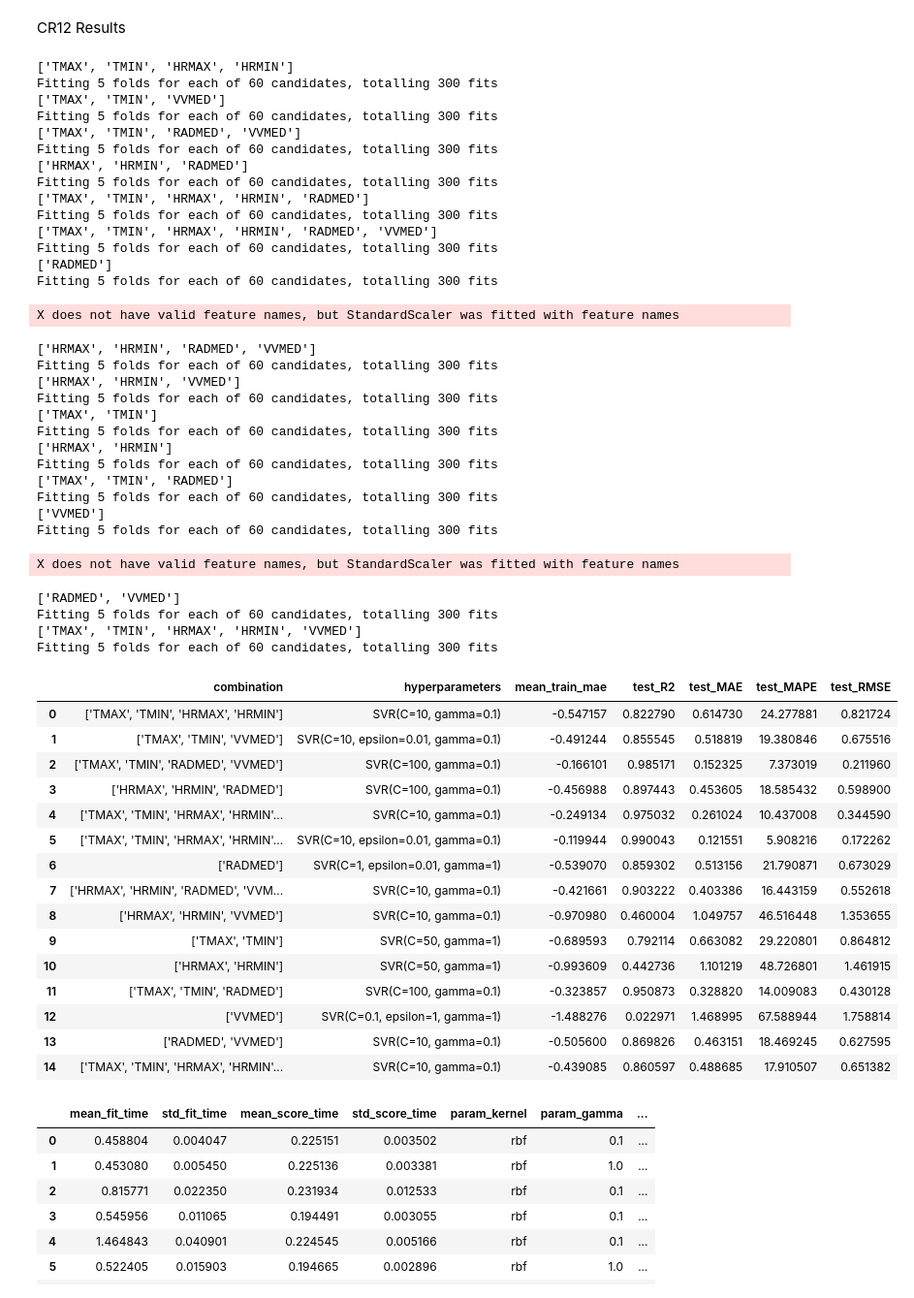
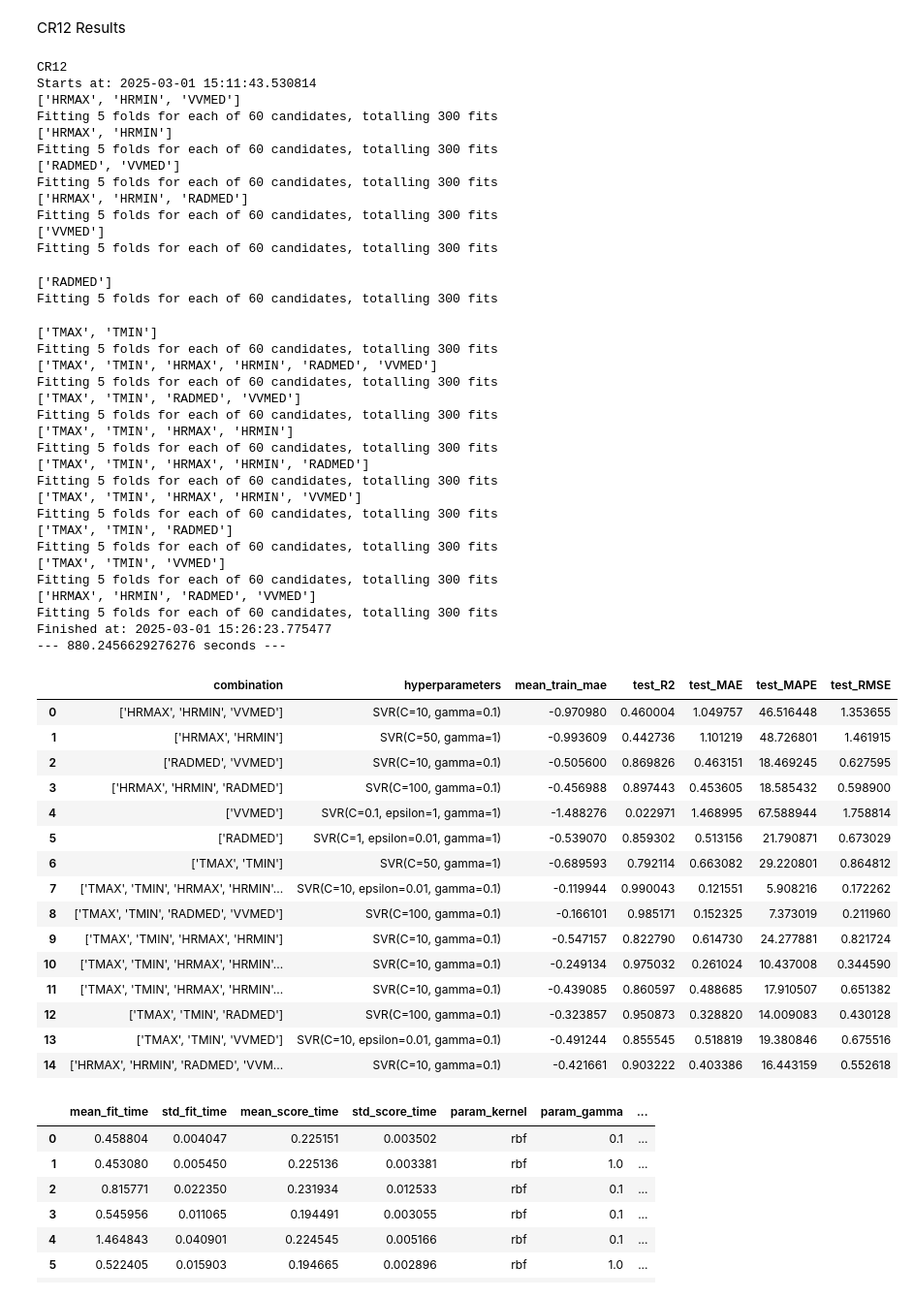
Before and after one commit to yuye188/ML_ET0_Spain, a Jupyter notebook: createStandarMLmodels.ipynb, the cells around one changed output. Shown: that part at 97% size. Saved outputs shown, nothing was run; the diff lists cells and outputs as text; code cells hidden in the pictures.

Commit message:
Update with time excution and title.

```diff
--- a/createStandarMLmodels.ipynb
+++ b/createStandarMLmodels.ipynb
@@ -18,7 +19,7 @@ tf.random.set_seed(123)
 # Model training
 # %%
 # Select station to train the models
-stationCode = 'CR12'
+stationCode = 'CA91'
 stationPath = './all data murcia/' + stationCode + '.csv'
 # %%
 def convertirComa(x):
@@ -403,6 +423,11 @@ CR12 Results
 from sklearn.model_selection import RandomizedSearchCV
 from sklearn.svm import SVR
 from sklearn.metrics import  mean_absolute_error, mean_squared_error, mean_absolute_percentage_error
+
+print(stationCode)
+start_time = time.time()
+print('Starts at:', datetime.datetime.now())
+
 
 # define search space
 param_vals = {'kernel': ['rbf'],
@@ -453,68 +478,73 @@ for comb in all_combinations:
     # Save each measurements (stastistical indicadors)
     medidas = []
 
     medidas.append(str(comb))
     medidas.append(str(searchSVR.best_estimator_))
     medidas.append(searchSVR.best_score_)
     medidas.append(np.corrcoef(y_test, y_pred)[0][1]**2)
     medidas.append(mean_absolute_error(y_true=y_test,y_pred=y_pred))
     medidas.append(mean_absolute_percentage_error(y_true=y_test,y_pred=y_pred)*100)
     medidas.append(mean_squared_error(y_true=y_test,y_pred=y_pred,squared=False))
 
     all_medidas.append(medidas)
 
+print('Finished at:', datetime.datetime.now())
+print("--- %s seconds ---" % (time.time() - start_time))
+
 # Final dataframe results
 all_medidas_svr = pd.DataFrame(all_medidas, columns=['combination', 'hyperparameters', 'mean_train_mae', 'test_R2', 'test_MAE', 'test_MAPE', 'test_RMSE'])
 all_medidas_svr
 # %% [output]
-['TMAX', 'TMIN', 'HRMAX', 'HRMIN']
+CR12
+Starts at: 2025-03-01 15:11:43.530814
+['HRMAX', 'HRMIN', 'VVMED']
 Fitting 5 folds for each of 60 candidates, totalling 300 fits
-['TMAX', 'TMIN', 'VVMED']
+['HRMAX', 'HRMIN']
 Fitting 5 folds for each of 60 candidates, totalling 300 fits
-['TMAX', 'TMIN', 'RADMED', 'VVMED']
+['RADMED', 'VVMED']
 Fitting 5 folds for each of 60 candidates, totalling 300 fits
 ['HRMAX', 'HRMIN', 'RADMED']
 Fitting 5 folds for each of 60 candidates, totalling 300 fits
-['TMAX', 'TMIN', 'HRMAX', 'HRMIN', 'RADMED']
+['VVMED']
 Fitting 5 folds for each of 60 candidates, totalling 300 fits
-['TMAX', 'TMIN', 'HRMAX', 'HRMIN', 'RADMED', 'VVMED']
-Fitting 5 folds for each of 60 candidates, totalling 300 fits
-['RADMED']
-Fitting 5 folds for each of 60 candidates, totalling 300 fits
-X does not have valid feature names, but StandardScaler was fitted with feature names
+['RADMED']
+Fitting 5 folds for each of 60 candidates, totalling 300 fits
-['HRMAX', 'HRMIN', 'RADMED', 'VVMED']
-Fitting 5 folds for each of 60 candidates, totalling 300 fits
-['HRMAX', 'HRMIN', 'VVMED']
-Fitting 5 folds for each of 60 candidates, totalling 300 fits
 ['TMAX', 'TMIN']
 Fitting 5 folds for each of 60 candidates, totalling 300 fits
-['HRMAX', 'HRMIN']
+['TMAX', 'TMIN', 'HRMAX', 'HRMIN', 'RADMED', 'VVMED']
+Fitting 5 folds for each of 60 candidates, totalling 300 fits
+['TMAX', 'TMIN', 'RADMED', 'VVMED']
+Fitting 5 folds for each of 60 candidates, totalling 300 fits
+['TMAX', 'TMIN', 'HRMAX', 'HRMIN']
+Fitting 5 folds for each of 60 candidates, totalling 300 fits
+['TMAX', 'TMIN', 'HRMAX', 'HRMIN', 'RADMED']
+Fitting 5 folds for each of 60 candidates, totalling 300 fits
+['TMAX', 'TMIN', 'HRMAX', 'HRMIN', 'VVMED']
 Fitting 5 folds for each of 60 candidates, totalling 300 fits
 ['TMAX', 'TMIN', 'RADMED']
 Fitting 5 folds for each of 60 candidates, totalling 300 fits
-['VVMED']
+['TMAX', 'TMIN', 'VVMED']
 Fitting 5 folds for each of 60 candidates, totalling 300 fits
+['HRMAX', 'HRMIN', 'RADMED', 'VVMED']
+Fitting 5 folds for each of 60 candidates, totalling 300 fits
+Finished at: 2025-03-01 15:26:23.775477
+--- 880.2456629276276 seconds ---
-X does not have valid feature names, but StandardScaler was fitted with feature names
-['RADMED', 'VVMED']
-Fitting 5 folds for each of 60 candidates, totalling 300 fits
-['TMAX', 'TMIN', 'HRMAX', 'HRMIN', 'VVMED']
-Fitting 5 folds for each of 60 candidates, totalling 300 fits
 |  | combination | hyperparameters | mean_train_mae | test_R2 | test_MAE | test_MAPE | test_RMSE |
-| 0 | ['TMAX', 'TMIN', 'HRMAX', 'HRMIN'] | SVR(C=10, gamma=0.1) | -0.547157 | 0.822790 | 0.614730 | 24.277881 | 0.821724 |
-| 1 | ['TMAX', 'TMIN', 'VVMED'] | SVR(C=10, epsilon=0.01, gamma=0.1) | -0.491244 | 0.855545 | 0.518819 | 19.380846 | 0.675516 |
-| 2 | ['TMAX', 'TMIN', 'RADMED', 'VVMED'] | SVR(C=100, gamma=0.1) | -0.166101 | 0.985171 | 0.152325 | 7.373019 | 0.211960 |
+| 0 | ['HRMAX', 'HRMIN', 'VVMED'] | SVR(C=10, gamma=0.1) | -0.970980 | 0.460004 | 1.049757 | 46.516448 | 1.353655 |
+| 1 | ['HRMAX', 'HRMIN'] | SVR(C=50, gamma=1) | -0.993609 | 0.442736 | 1.101219 | 48.726801 | 1.461915 |
+| 2 | ['RADMED', 'VVMED'] | SVR(C=10, gamma=0.1) | -0.505600 | 0.869826 | 0.463151 | 18.469245 | 0.627595 |
 | 3 | ['HRMAX', 'HRMIN', 'RADMED'] | SVR(C=100, gamma=0.1) | -0.456988 | 0.897443 | 0.453605 | 18.585432 | 0.598900 |
-| 4 | ['TMAX', 'TMIN', 'HRMAX', 'HRMIN'... | SVR(C=10, gamma=0.1) | -0.249134 | 0.975032 | 0.261024 | 10.437008 | 0.344590 |
-| 5 | ['TMAX', 'TMIN', 'HRMAX', 'HRMIN'... | SVR(C=10, epsilon=0.01, gamma=0.1) | -0.119944 | 0.990043 | 0.121551 | 5.908216 | 0.172262 |
-| 6 | ['RADMED'] | SVR(C=1, epsilon=0.01, gamma=1) | -0.539070 | 0.859302 | 0.513156 | 21.790871 | 0.673029 |
-| 7 | ['HRMAX', 'HRMIN', 'RADMED', 'VVM... | SVR(C=10, gamma=0.1) | -0.421661 | 0.903222 | 0.403386 | 16.443159 | 0.552618 |
-| 8 | ['HRMAX', 'HRMIN', 'VVMED'] | SVR(C=10, gamma=0.1) | -0.970980 | 0.460004 | 1.049757 | 46.516448 | 1.353655 |
-| 9 | ['TMAX', 'TMIN'] | SVR(C=50, gamma=1) | -0.689593 | 0.792114 | 0.663082 | 29.220801 | 0.864812 |
-| 10 | ['HRMAX', 'HRMIN'] | SVR(C=50, gamma=1) | -0.993609 | 0.442736 | 1.101219 | 48.726801 | 1.461915 |
-| 11 | ['TMAX', 'TMIN', 'RADMED'] | SVR(C=100, gamma=0.1) | -0.323857 | 0.950873 | 0.328820 | 14.009083 | 0.430128 |
-| 12 | ['VVMED'] | SVR(C=0.1, epsilon=1, gamma=1) | -1.488276 | 0.022971 | 1.468995 | 67.588944 | 1.758814 |
-| 13 | ['RADMED', 'VVMED'] | SVR(C=10, gamma=0.1) | -0.505600 | 0.869826 | 0.463151 | 18.469245 | 0.627595 |
-| 14 | ['TMAX', 'TMIN', 'HRMAX', 'HRMIN'... | SVR(C=10, gamma=0.1) | -0.439085 | 0.860597 | 0.488685 | 17.910507 | 0.651382 |
+| 4 | ['VVMED'] | SVR(C=0.1, epsilon=1, gamma=1) | -1.488276 | 0.022971 | 1.468995 | 67.588944 | 1.758814 |
+| 5 | ['RADMED'] | SVR(C=1, epsilon=0.01, gamma=1) | -0.539070 | 0.859302 | 0.513156 | 21.790871 | 0.673029 |
+| 6 | ['TMAX', 'TMIN'] | SVR(C=50, gamma=1) | -0.689593 | 0.792114 | 0.663082 | 29.220801 | 0.864812 |
+| 7 | ['TMAX', 'TMIN', 'HRMAX', 'HRMIN'... | SVR(C=10, epsilon=0.01, gamma=0.1) | -0.119944 | 0.990043 | 0.121551 | 5.908216 | 0.172262 |
+| 8 | ['TMAX', 'TMIN', 'RADMED', 'VVMED'] | SVR(C=100, gamma=0.1) | -0.166101 | 0.985171 | 0.152325 | 7.373019 | 0.211960 |
+| 9 | ['TMAX', 'TMIN', 'HRMAX', 'HRMIN'] | SVR(C=10, gamma=0.1) | -0.547157 | 0.822790 | 0.614730 | 24.277881 | 0.821724 |
+| 10 | ['TMAX', 'TMIN', 'HRMAX', 'HRMIN'... | SVR(C=10, gamma=0.1) | -0.249134 | 0.975032 | 0.261024 | 10.437008 | 0.344590 |
+| 11 | ['TMAX', 'TMIN', 'HRMAX', 'HRMIN'... | SVR(C=10, gamma=0.1) | -0.439085 | 0.860597 | 0.488685 | 17.910507 | 0.651382 |
+| 12 | ['TMAX', 'TMIN', 'RADMED'] | SVR(C=100, gamma=0.1) | -0.323857 | 0.950873 | 0.328820 | 14.009083 | 0.430128 |
+| 13 | ['TMAX', 'TMIN', 'VVMED'] | SVR(C=10, epsilon=0.01, gamma=0.1) | -0.491244 | 0.855545 | 0.518819 | 19.380846 | 0.675516 |
+| 14 | ['HRMAX', 'HRMIN', 'RADMED', 'VVM... | SVR(C=10, gamma=0.1) | -0.421661 | 0.903222 | 0.403386 | 16.443159 | 0.552618 |
 # %%
 svrCV5results = pd.DataFrame(svrCV5results)
 svrCV5results['Combination'] = all_medidas_svr['combination'].values
```
Also changed, not shown: parts of 13 cells of this notebook, 3 other files.
